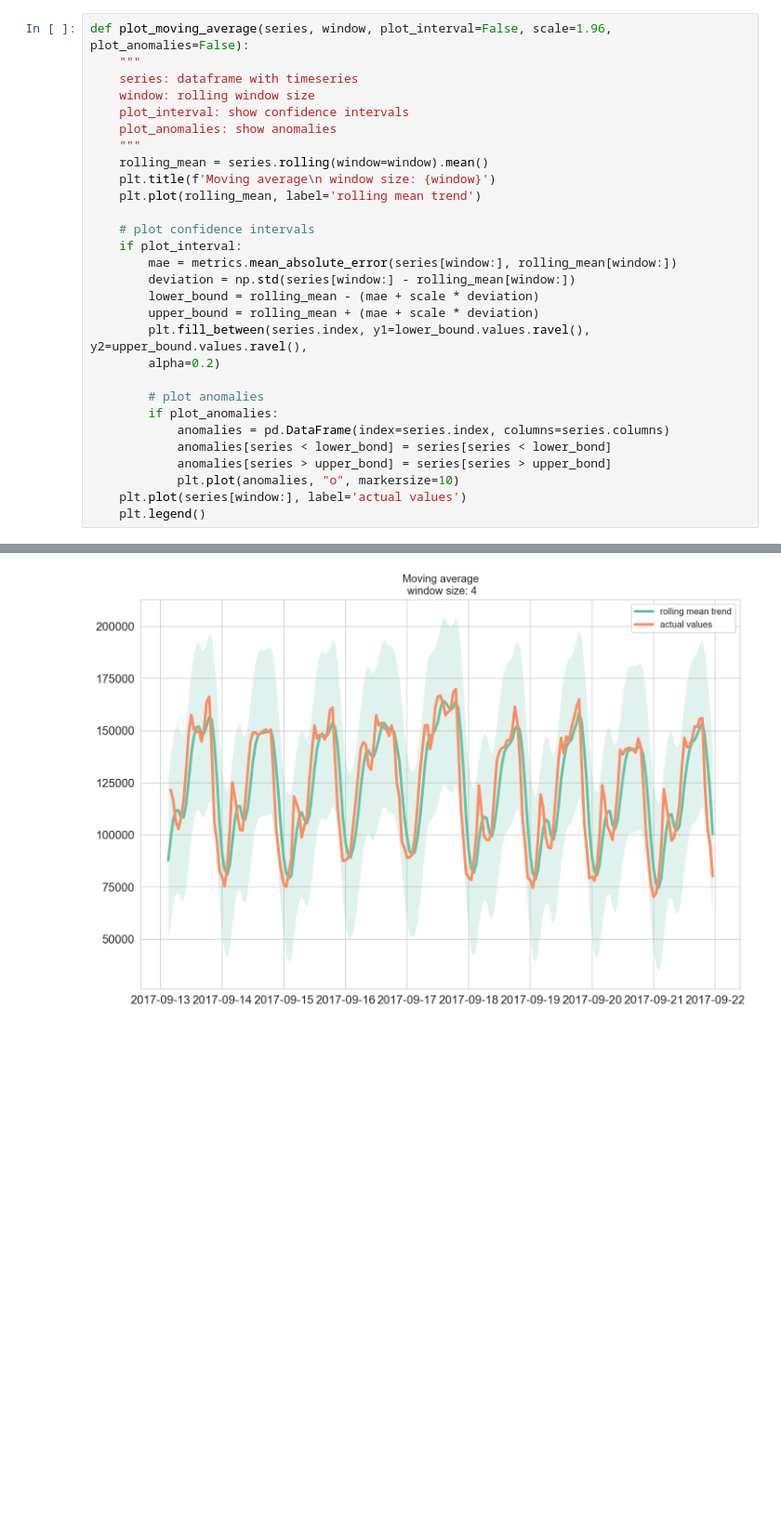
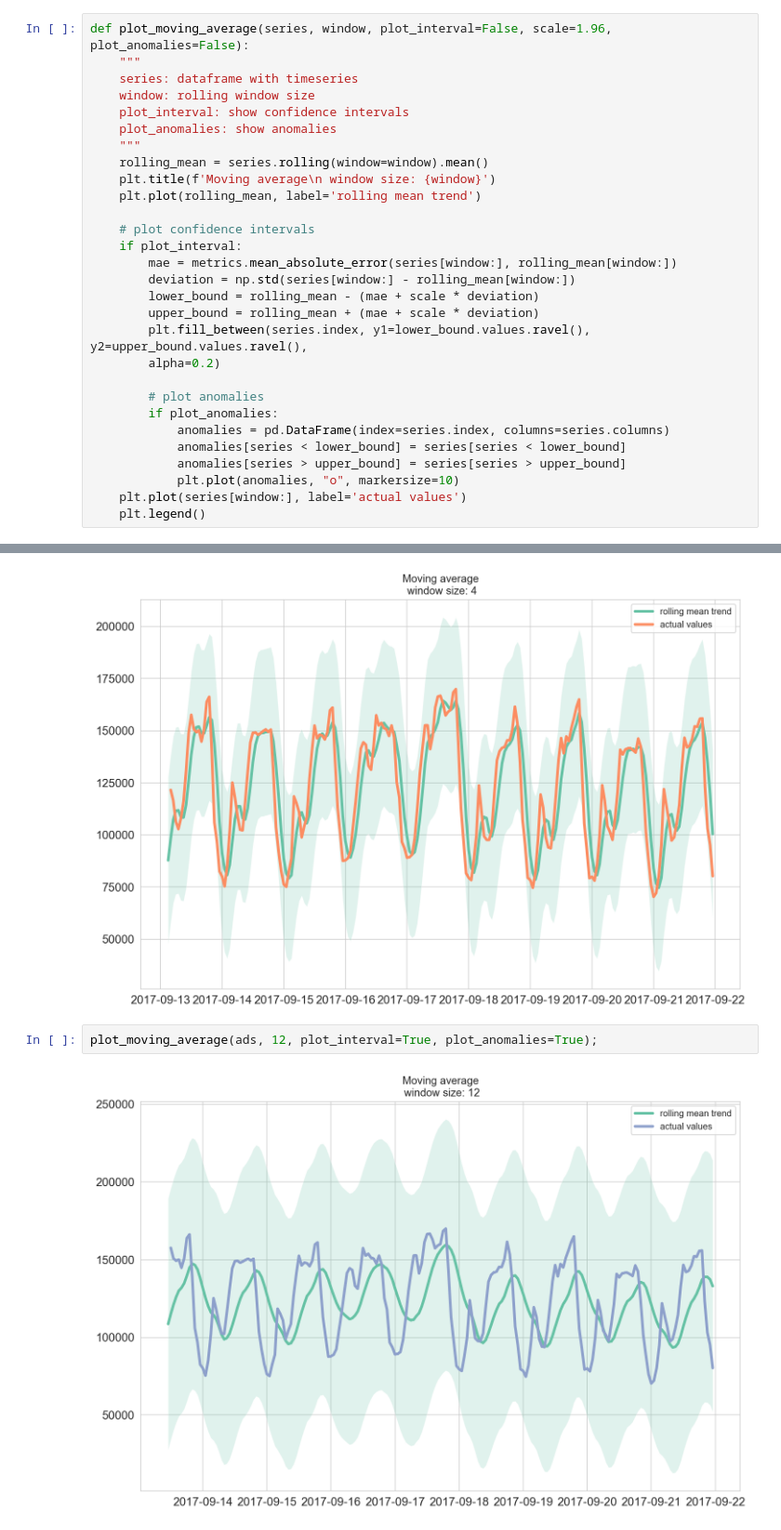
Before and after one commit to LakshyaMalhotra/time-series-analysis, a Jupyter notebook: ARIMA.ipynb, the cells around one changed output, grey strips where cells are left out. Shown at 93% size. Drawn from its saved outputs; the diff is of its cells as text; blank space fills up the shorter version.

```diff
--- a/ARIMA.ipynb
+++ b/ARIMA.ipynb
@@ -106,8 +106,8 @@ def plot_moving_average(series, window, plot_interval=False, scale=1.96, plot_an
         # plot anomalies
         if plot_anomalies:
             anomalies = pd.DataFrame(index=series.index, columns=series.columns)
-            anomalies[series < lower_bond] = series[series < lower_bond]
-            anomalies[series > upper_bond] = series[series > upper_bond]
+            anomalies[series < lower_bound] = series[series < lower_bound]
+            anomalies[series > upper_bound] = series[series > upper_bound]
             plt.plot(anomalies, "o", markersize=10)
     plt.plot(series[window:], label='actual values')
     plt.legend()
@@ -127,3 +127,7 @@ plot_moving_average(ads, 24)
 plot_moving_average(ads, 4, plot_interval=True);
 # %% [output]
 [figure]
+# %%
+plot_moving_average(ads, 12, plot_interval=True, plot_anomalies=True);
+# %% [output]
+[figure, added]
```
Also changed, not shown: parts of 2 cells of this notebook, 1 other file.
